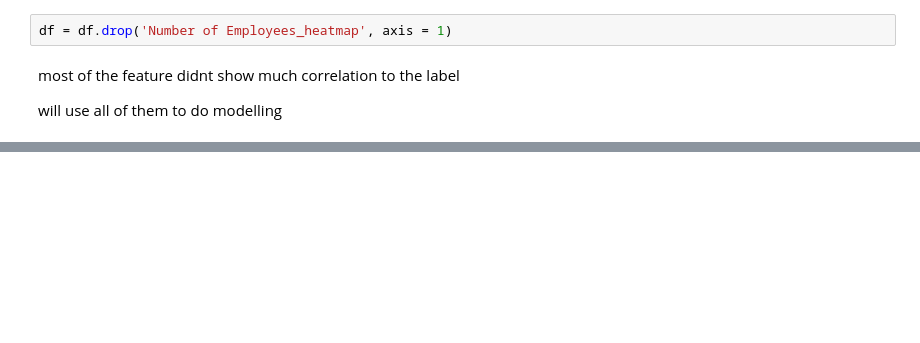
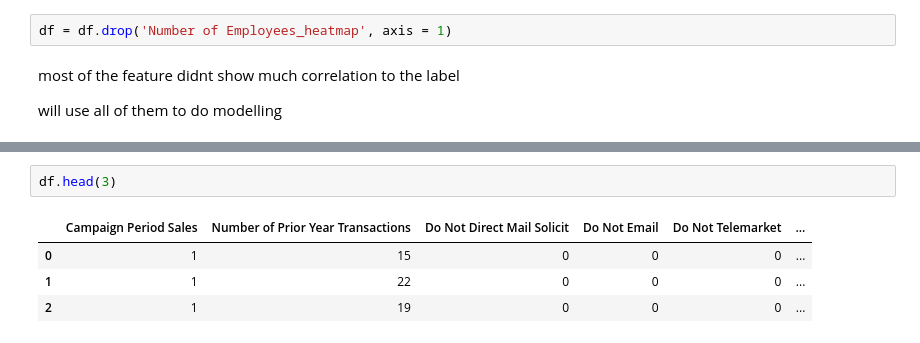
Before and after one commit to viffsi/Office_supply, a Jupyter notebook: office_supply.ipynb, the cells around one changed output, grey strips where cells are left out. Drawn from its saved outputs; the diff is of its cells as text; blank space fills up the shorter version.

```diff
--- a/office_supply.ipynb
+++ b/office_supply.ipynb
@@ -570,0 +624,7 @@ Logisticregression =  0.7367249602543721
+# %%
+df.head(3)
+# %% [output]
+|  | Campaign Period Sales | Number of Prior Year Transactions | Do Not Direct Mail Solicit | Do Not Email | Do Not Telemarket | ... |
+| 0 | 1 | 15 | 0 | 0 | 0 | ... |
+| 1 | 1 | 22 | 0 | 0 | 0 | ... |
+| 2 | 1 | 19 | 0 | 0 | 0 | ... |
```
Also changed, not shown: parts of 26 cells of this notebook.
